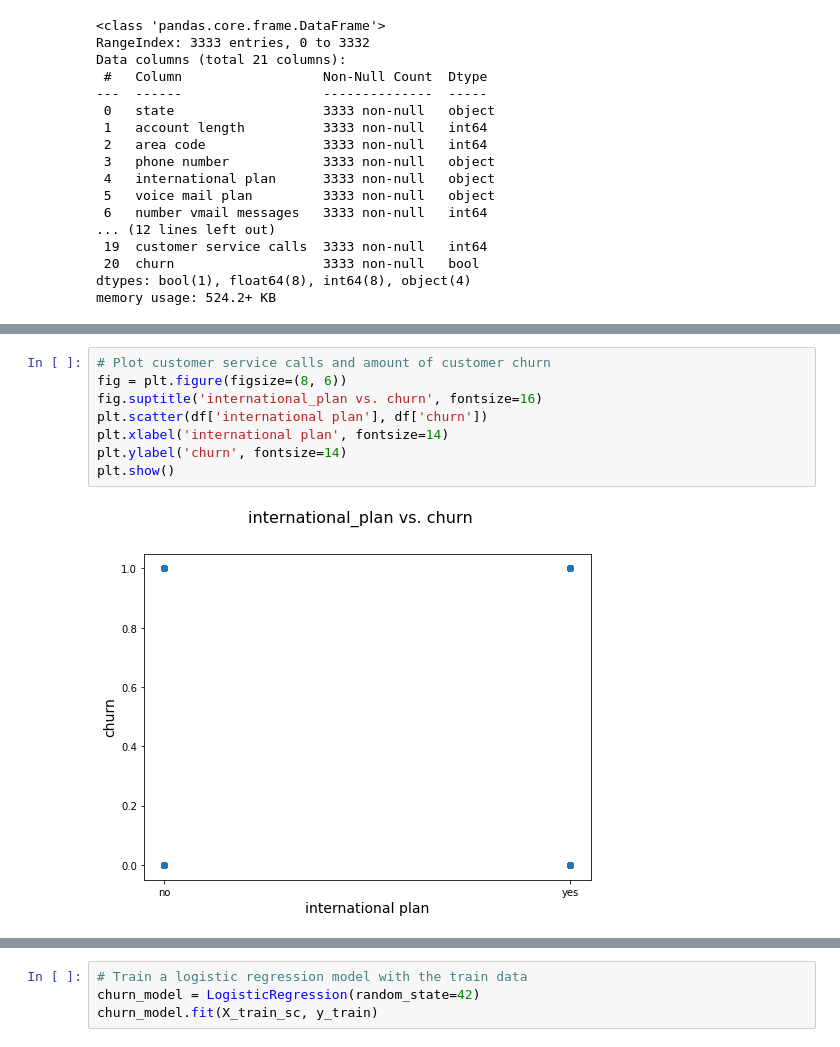
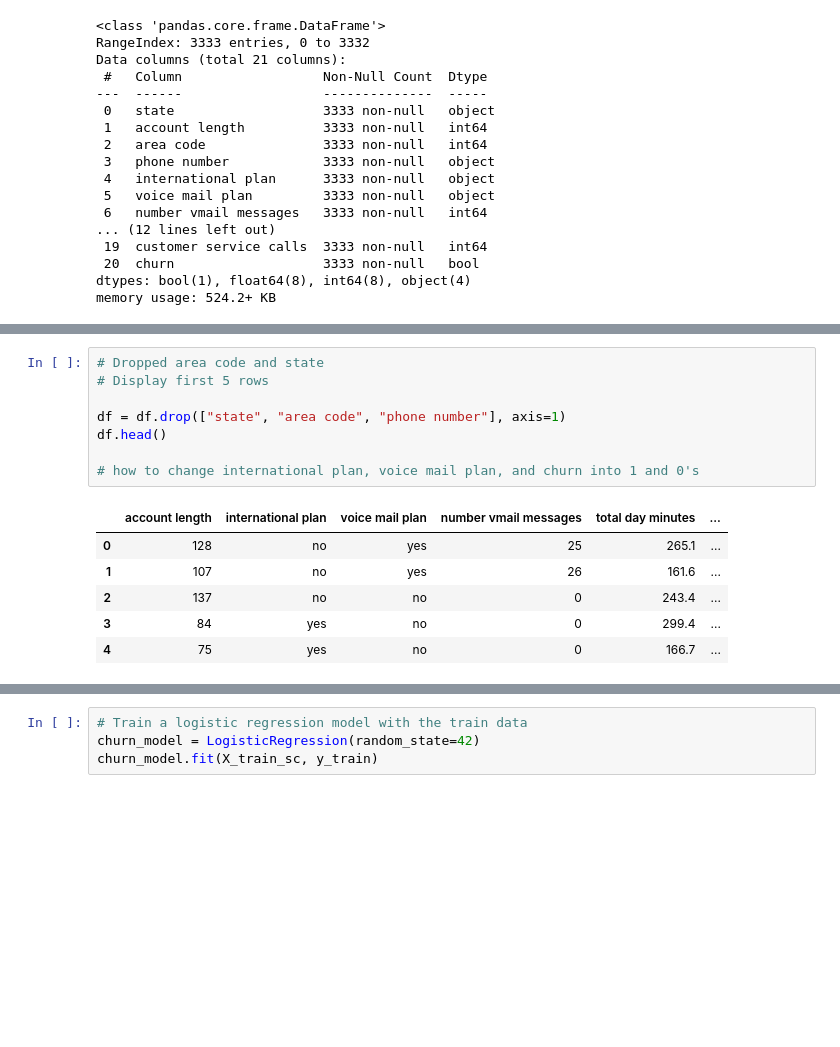
Before and after one commit to ashakeri92/dsc-phase-3-project-v2-3, a Jupyter notebook: Analysis.ipynb, the cells around one changed output, grey strips where cells are left out. Drawn from its saved outputs; the diff is of its cells as text; blank space fills up the shorter version.

```diff
--- a/Analysis.ipynb
+++ b/Analysis.ipynb
@@ -75,10 +52,15 @@ plt.show()
-# %%
-# Plot customer service calls and amount of customer churn
-fig = plt.figure(figsize=(8, 6))
-fig.suptitle('international_plan vs. churn', fontsize=16)
-plt.scatter(df['international plan'], df['churn'])
-plt.xlabel('international plan', fontsize=14)
-plt.ylabel('churn', fontsize=14)
-plt.show()
-# %% [output]
-[figure, removed]
+# %%
+# Dropped area code and state
+# Display first 5 rows
+
+df = df.drop(["state", "area code", "phone number"], axis=1)
+df.head()
+
+# how to change international plan, voice mail plan, and churn into 1 and 0's
+# %% [output]
+|  | account length | international plan | voice mail plan | number vmail messages | total day minutes | ... |
+| 0 | 128 | no | yes | 25 | 265.1 | ... |
+| 1 | 107 | no | yes | 26 | 161.6 | ... |
+| 2 | 137 | no | no | 0 | 243.4 | ... |
+| 3 | 84 | yes | no | 0 | 299.4 | ... |
+| 4 | 75 | yes | no | 0 | 166.7 | ... |
```
Also changed, not shown: parts of 7 cells of this notebook.
